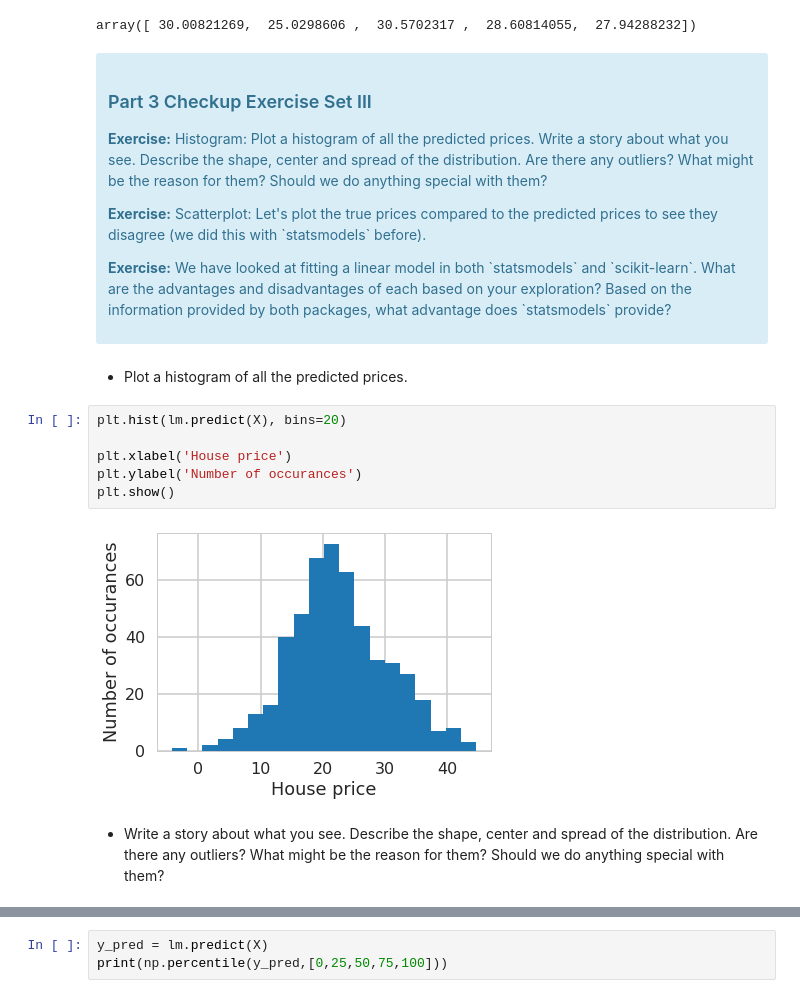
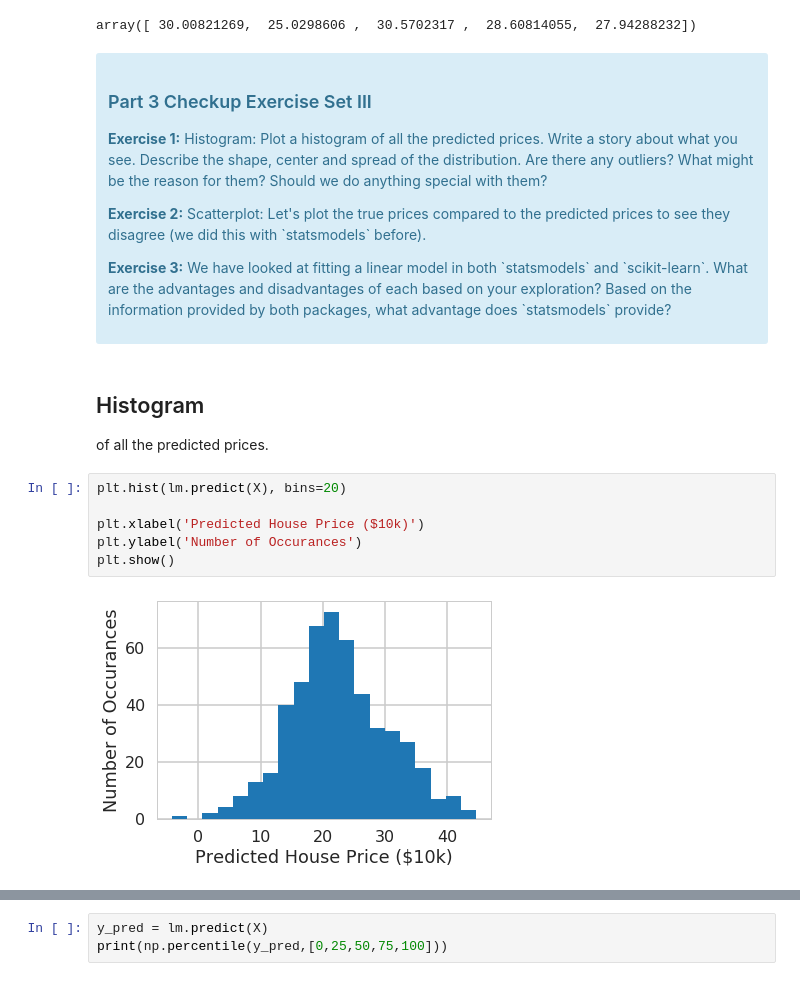
Before and after one commit to SethDKelly/Springboard, a Jupyter notebook: sec11/linear_regression/Mini_Project_Linear_Regression.ipynb, the cells around one changed output, grey strips where cells are left out. Drawn from its saved outputs; the diff is of its cells as text.

```diff
--- a/sec11/linear_regression/Mini_Project_Linear_Regression.ipynb
+++ b/sec11/linear_regression/Mini_Project_Linear_Regression.ipynb
@@ -714,21 +717,20 @@ array([ 30.00821269,  25.0298606 ,  30.5702317 ,  28.60814055,  27.94288232])
 <div class="span5 alert alert-info">
 <h3>Part 3 Checkup Exercise Set III</h3>
 
-<p><b>Exercise:</b> Histogram: Plot a histogram of all the predicted prices. Write a story about what you see. Describe the shape, center and spread of the distribution. Are there any outliers? What might be the reason for them? Should we do anything special with them?</p>
+<p><b>Exercise 1:</b> Histogram: Plot a histogram of all the predicted prices. Write a story about what you see. Describe the shape, center and spread of the distribution. Are there any outliers? What might be the reason for them? Should we do anything special with them?</p>
 
-<p><b>Exercise:</b> Scatterplot: Let's plot the true prices compared to the predicted prices to see they disagree (we did this with `statsmodels` before).</p>
+<p><b>Exercise 2:</b> Scatterplot: Let's plot the true prices compared to the predicted prices to see they disagree (we did this with `statsmodels` before).</p>
 
-<p><b>Exercise:</b> We have looked at fitting a linear model in both `statsmodels` and `scikit-learn`. What are the advantages and disadvantages of each based on your exploration? Based on the information provided by both packages, what advantage does `statsmodels` provide?</p>
+<p><b>Exercise 3:</b> We have looked at fitting a linear model in both `statsmodels` and `scikit-learn`. What are the advantages and disadvantages of each based on your exploration? Based on the information provided by both packages, what advantage does `statsmodels` provide?</p>
 </div>
 # %% [markdown]
-* Plot a histogram of all the predicted prices.
+## Histogram
+of all the predicted prices.
 # %%
 plt.hist(lm.predict(X), bins=20)
 
-plt.xlabel('House price')
-plt.ylabel('Number of occurances')
+plt.xlabel('Predicted House Price ($10k)')
+plt.ylabel('Number of Occurances')
 plt.show()
 # %% [output]
-[figure, old version]
+[figure, new version]
-# %% [markdown]
-* Write a story about what you see. Describe the shape, center and spread of the distribution. Are there any outliers? What might be the reason for them? Should we do anything special with them?
```
Also changed, not shown: parts of 39 cells of this notebook.
